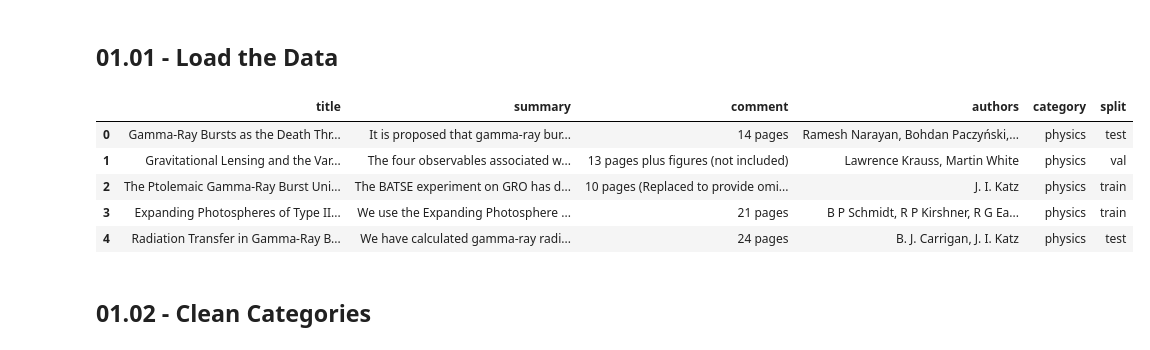
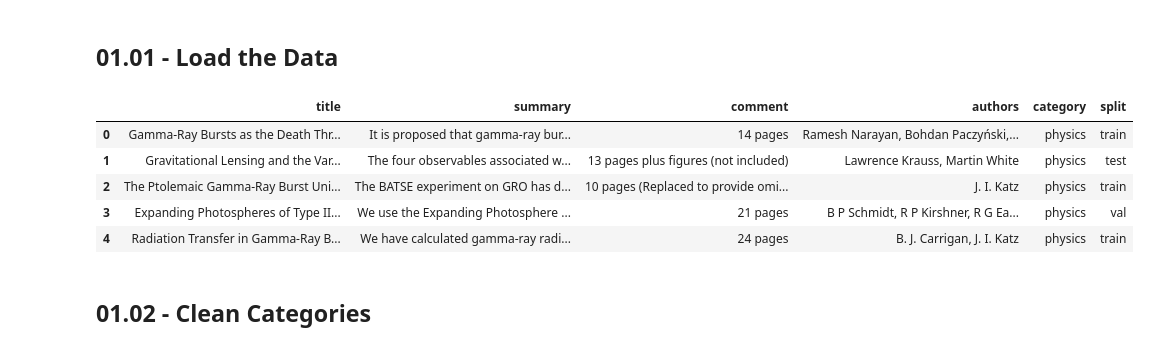
Before and after one commit to AmirYunus/IS6751_project_arxiv_classifier, a Jupyter notebook: report_jupyter/01_data_preprocessing.ipynb, the cells around one changed output. Saved outputs shown, nothing was run; the diff lists cells and outputs as text; code cells hidden in the pictures.

```diff
--- a/report_jupyter/01_data_preprocessing.ipynb
+++ b/report_jupyter/01_data_preprocessing.ipynb
@@ -9,15 +9,15 @@ import utils.data_preprocessing as process
 # %% [markdown]
 ## 01.01 - Load the Data
 # %%
-filename = 'arxiv_lite'
+filename = 'arxiv'
 df = load_data(f'../data/{filename}.csv')
 # %% [output]
 |  | title | summary | comment | authors | category | split |
-| 0 | Gamma-Ray Bursts as the Death Thr... | It is proposed that gamma-ray bur... | 14 pages | Ramesh Narayan, Bohdan Paczyński,... | physics | test |
-| 1 | Gravitational Lensing and the Var... | The four observables associated w... | 13 pages plus figures (not included) | Lawrence Krauss, Martin White | physics | val |
+| 0 | Gamma-Ray Bursts as the Death Thr... | It is proposed that gamma-ray bur... | 14 pages | Ramesh Narayan, Bohdan Paczyński,... | physics | train |
+| 1 | Gravitational Lensing and the Var... | The four observables associated w... | 13 pages plus figures (not included) | Lawrence Krauss, Martin White | physics | test |
 | 2 | The Ptolemaic Gamma-Ray Burst Uni... | The BATSE experiment on GRO has d... | 10 pages (Replaced to provide omi... | J. I. Katz | physics | train |
-| 3 | Expanding Photospheres of Type II... | We use the Expanding Photosphere ... | 21 pages | B P Schmidt, R P Kirshner, R G Ea... | physics | train |
-| 4 | Radiation Transfer in Gamma-Ray B... | We have calculated gamma-ray radi... | 24 pages | B. J. Carrigan, J. I. Katz | physics | test |
+| 3 | Expanding Photospheres of Type II... | We use the Expanding Photosphere ... | 21 pages | B P Schmidt, R P Kirshner, R G Ea... | physics | val |
+| 4 | Radiation Transfer in Gamma-Ray B... | We have calculated gamma-ray radi... | 24 pages | B. J. Carrigan, J. I. Katz | physics | train |
 # %% [markdown]
 ## 01.02 - Clean Categories
 # %%
```
Also changed, not shown: parts of 15 cells of this notebook, 5 other files.
